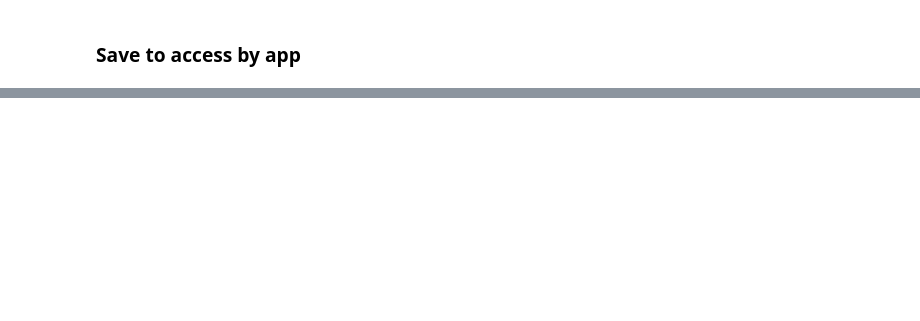
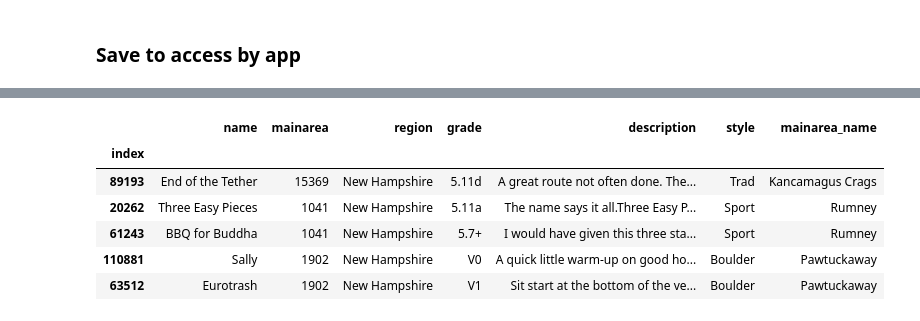
Before and after one commit to askerry/cragcrunch, a Jupyter notebook: Notebook 5. Climb Similarity.ipynb, the cells around one changed output, grey strips where cells are left out. Saved outputs shown, nothing was run; the diff lists cells and outputs as text; code cells hidden in the pictures; blank space fills up the shorter version.

```diff
--- a/Notebook 5. Climb Similarity.ipynb
+++ b/Notebook 5. Climb Similarity.ipynb
@@ -111,0 +109,18 @@ usimdf.to_csv(os.path.join(projdir, 'user_sim_matrix.csv'))
+# %%
+%autoreload
+u_preddf=mo.gettopbottom(u_sim)
+a_preddf=mo.gettopbottom(a_sim)
+#l_preddf=mo.gettopbottom(l_sim)
+# %%
+%autoreload
+simclimbs, simnames, dissimclimbs, dissimnames=mo.getsimilar("Flesh For Lulu", u_preddf, cdf, adf)
+# %%
+simclimbs
+# %% [output]
+|  | name | mainarea | region | grade | description | style | mainarea_name |
+| index |  |  |  |  |  |  |  |
+| 89193 | End of the Tether | 15369 | New Hampshire | 5.11d | A great route not often done. The... | Trad | Kancamagus Crags |
+| 20262 | Three Easy Pieces | 1041 | New Hampshire | 5.11a | The name says it all.Three Easy P... | Sport | Rumney |
+| 61243 | BBQ for Buddha | 1041 | New Hampshire | 5.7+ | I would have given this three sta... | Sport | Rumney |
+| 110881 | Sally | 1902 | New Hampshire | V0 | A quick little warm-up on good ho... | Boulder | Pawtuckaway |
+| 63512 | Eurotrash | 1902 | New Hampshire | V1 | Sit start at the bottom of the ve... | Boulder | Pawtuckaway |
```
Also changed, not shown: parts of 24 cells of this notebook, 6 other files.
